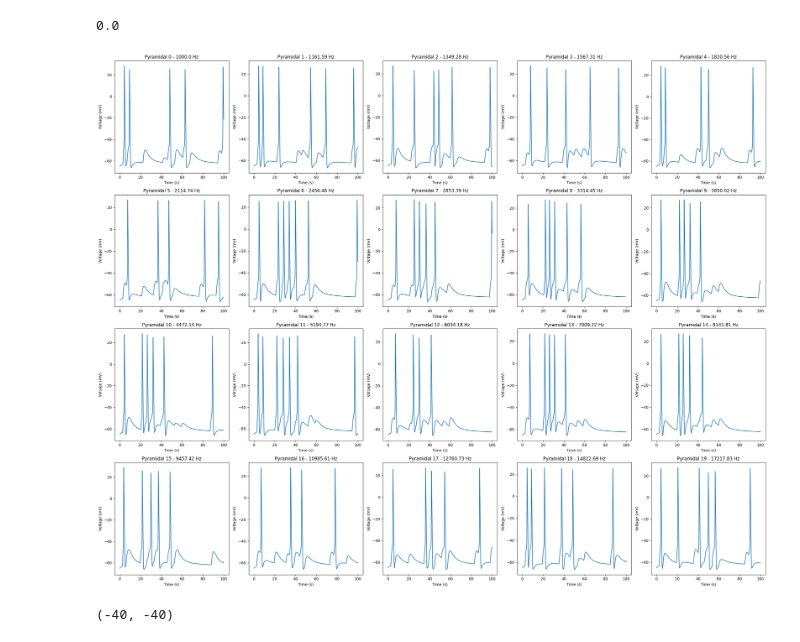
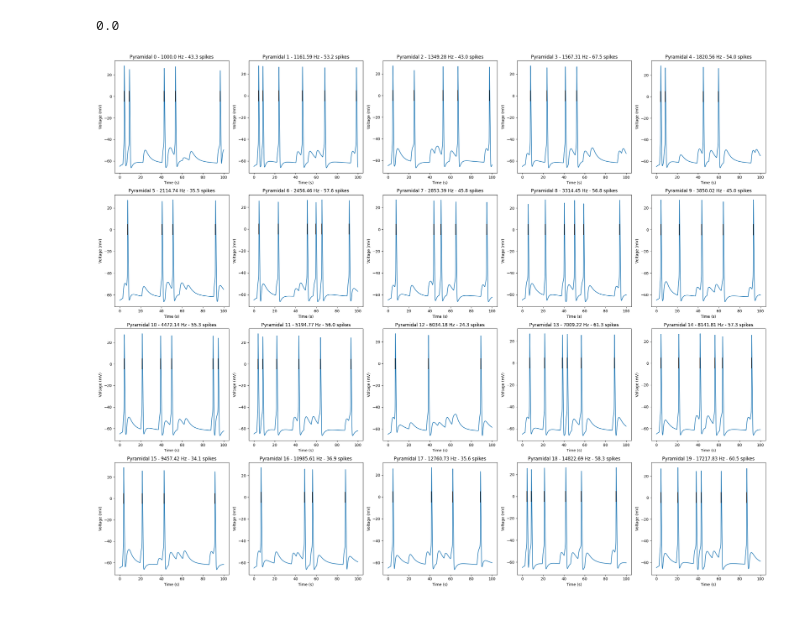
Before and after one commit to kedoxey/DCN_model, a Jupyter notebook: notebooks/cnmodel.ipynb, the cells around one changed output. Saved outputs shown, nothing was run; the diff lists cells and outputs as text; code cells hidden in the pictures.

```diff
--- a/notebooks/cnmodel.ipynb
+++ b/notebooks/cnmodel.ipynb
@@ -288,9 +550,9 @@ axs[0].set_xlabel('Time (s)')
 axs[0].set_ylabel('Current (nA)')
 axs[0].set_title('Stimulus')
 
-for i, sgc_cell_v in v_sgc.items():
+for i, v_sgc in v_sgcs.items():
 
-    axs[1].plot(t, sgc_cell_v)
+    axs[1].plot(t, v_sgc)
 
 axs[1].set_xlabel('Time (s)')
 axs[1].set_ylabel('Voltage (mV)')
@@ -479,7 +753,7 @@ fig.tight_layout()
 # %%
 cf = 4000
 # TODO: non Dummy SGC - might not need to do this since we aren't really focusing on model SGC
-sgc_cell = cnm.cells.DummySGC(cf=cf, sr=2)
+sgc_cell = cnm.cells.DummySGC(cf=cf, sr=0)
 pyr_cell = cnm.cells.Pyramidal.create()
 # %%
 n_synapses = 10
@@ -566,10 +1066,13 @@ stims = []
 
 cf = 4000
 
+stim = cnm.util.sound.TonePip(rate=100e3, duration=100, f0=cf, dbspl=80,
+                              ramp_duration=2.5e-3, pip_duration=60, pip_start=[20])
+
 for sgc_cell in sgc_cells:
 
-    stim = cnm.util.sound.TonePip(rate=100e3, duration=0.1, f0=cf, dbspl=80,
-                                ramp_duration=2.5e-3, pip_duration=0.04, pip_start=[0.02])
     sgc_cell.set_sound_stim(stim, seed=74, simulator='cochlea')
 
     stims.append(stim)
+
+plt.plot(stim.time, stim.sound);
@@ -593,28 +1097,37 @@ cnm.util.custom_init()
 h.run()
 # %% [output]
 0.0
+# %%
+spkts = []
+
+for v_pyr in v_pyrs:
+
+    spkt = [t[j] for j in range(len(v_pyr) - 1) if v_pyr[j] <= 0 and v_pyr[j + 1] > 0]
+    spkts.append(spkt)
 # %%
 %matplotlib inline
 
 fig, axs = plt.subplots(4,5,figsize=(25,20))
 axs = axs.ravel()
 
-for i, v_pyr in enumerate(v_pyrs):
+for i, (spkt, v_pyr) in enumerate(zip(spkts, v_pyrs)):
 
-    axs[i].plot(t, v_pyr)
+    axs[i].plot(t, v_pyr, zorder=1)
+    axs[i].vlines(spkt, ymin=-5, ymax=5, color='k', zorder=12)
+
+    num_spikes = len(spkt)
+    num_isi = num_spikes - 1 if num_spikes > 0 else 0
+    msf = num_isi / (spkt[-1] - spkt[0]) * 1000
+
     axs[i].set_xlabel('Time (s)')
     axs[i].set_ylabel('Voltage (mV)')
-    axs[i].set_title(f'Pyramidal {i} - {round(freqs[i],2)} Hz')
+    axs[i].set_title(f'Pyramidal {i} - {round(freqs[i],2)} Hz - {round(msf, 1)} spikes')
 
     # axs[row+1,i].plot(t, v_sgc)
     # axs[row+1,i].set_xlabel('Time (s)')
     # axs[row+1,i].set_ylabel('Voltage (mV)')
     # axs[row+1,i].set_title(f'SGC {freqs[i]} Hz')
 
 fig.tight_layout()
 # %% [output]
-[figure, old version]
+[figure, new version]
-# %%
-sgc_cell.spike_threshold, pyr_cell.spike_threshold
-# %% [output]
-(-40, -40)
```
Also changed, not shown: parts of 34 cells of this notebook, 6 other files.
